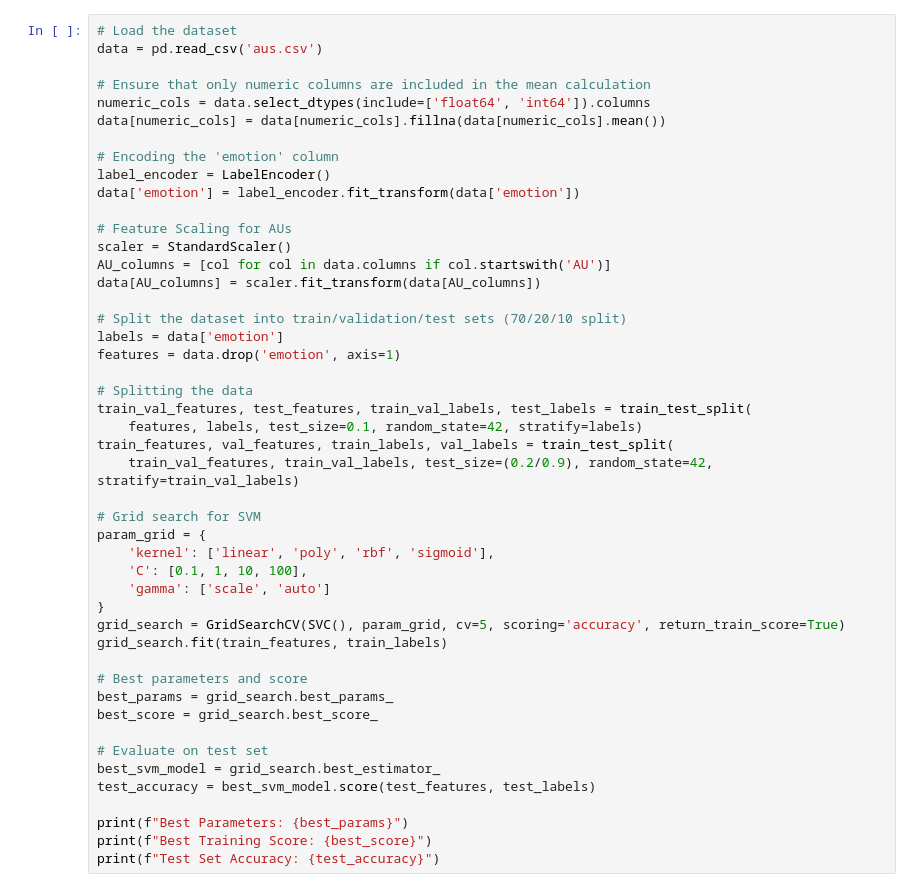
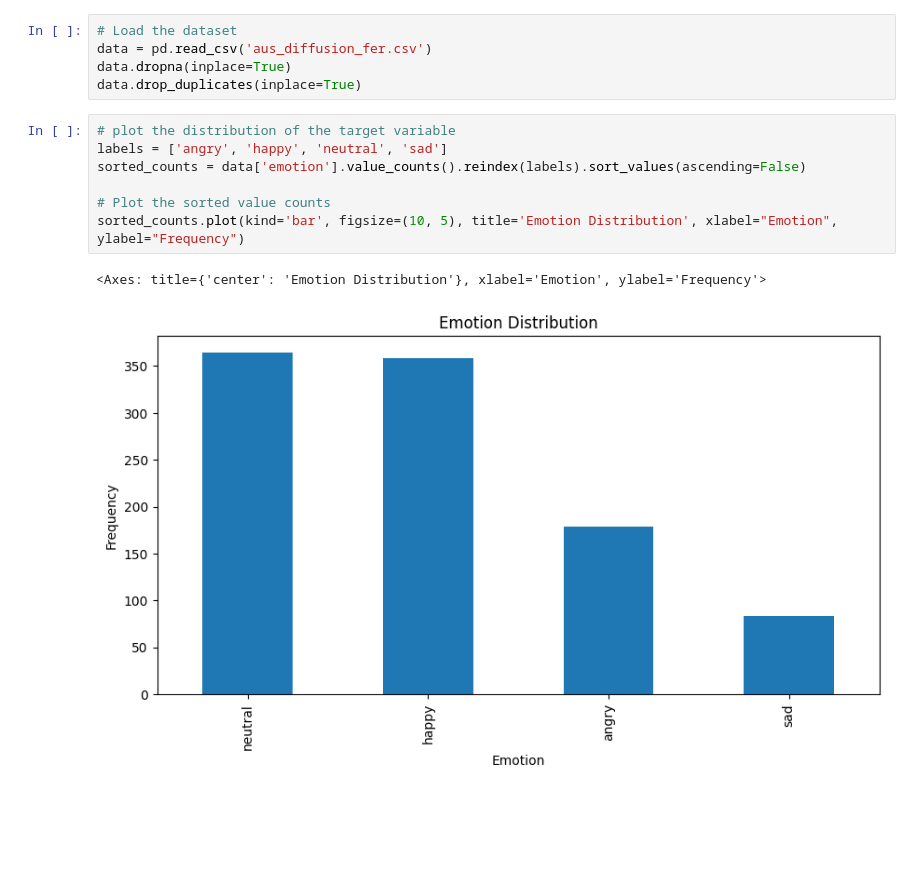
Before and after one commit to Grutschus/botender, a Jupyter notebook: model-training/model_training.ipynb, the cells around one changed output. Saved outputs shown, nothing was run; the diff lists cells and outputs as text; blank space fills up the shorter version.

```diff
--- a/model-training/model_training.ipynb
+++ b/model-training/model_training.ipynb
@@ -57,47 +70,15 @@ aus_data.to_csv("aus.csv", index=False)
-# %%
-# Load the dataset
-data = pd.read_csv('aus.csv')
-
-# Ensure that only numeric columns are included in the mean calculation
-numeric_cols = data.select_dtypes(include=['float64', 'int64']).columns
-data[numeric_cols] = data[numeric_cols].fillna(data[numeric_cols].mean())
-
-# Encoding the 'emotion' column
-label_encoder = LabelEncoder()
-data['emotion'] = label_encoder.fit_transform(data['emotion'])
-
-# Feature Scaling for AUs
-scaler = StandardScaler()
-AU_columns = [col for col in data.columns if col.startswith('AU')]
-data[AU_columns] = scaler.fit_transform(data[AU_columns])
-
-# Split the dataset into train/validation/test sets (70/20/10 split)
-labels = data['emotion']
-features = data.drop('emotion', axis=1)
-
-# Splitting the data
-train_val_features, test_features, train_val_labels, test_labels = train_test_split(
-    features, labels, test_size=0.1, random_state=42, stratify=labels)
-train_features, val_features, train_labels, val_labels = train_test_split(
-    train_val_features, train_val_labels, test_size=(0.2/0.9), random_state=42, stratify=train_val_labels)
-
-# Grid search for SVM
-param_grid = {
-    'kernel': ['linear', 'poly', 'rbf', 'sigmoid'],
-    'C': [0.1, 1, 10, 100],
-    'gamma': ['scale', 'auto']
-}
-grid_search = GridSearchCV(SVC(), param_grid, cv=5, scoring='accuracy', return_train_score=True)
-grid_search.fit(train_features, train_labels)
-
-# Best parameters and score
-best_params = grid_search.best_params_
-best_score = grid_search.best_score_
-
-# Evaluate on test set
-best_svm_model = grid_search.best_estimator_
-test_accuracy = best_svm_model.score(test_features, test_labels)
-
-print(f"Best Parameters: {best_params}")
-print(f"Best Training Score: {best_score}")
-print(f"Test Set Accuracy: {test_accuracy}")
+# %%
+# Load the dataset
+data = pd.read_csv('aus_diffusion_fer.csv')
+data.dropna(inplace=True)
+data.drop_duplicates(inplace=True)
+# %%
+# plot the distribution of the target variable
+labels = ['angry', 'happy', 'neutral', 'sad']
+sorted_counts = data['emotion'].value_counts().reindex(labels).sort_values(ascending=False)
+
+# Plot the sorted value counts
+sorted_counts.plot(kind='bar', figsize=(10, 5), title='Emotion Distribution', xlabel="Emotion", ylabel="Frequency")
+# %% [output]
+<Axes: title={'center': 'Emotion Distribution'}, xlabel='Emotion', ylabel='Frequency'>
+[figure, added]
```
Also changed, not shown: parts of 19 cells of this notebook, 22 other files.
